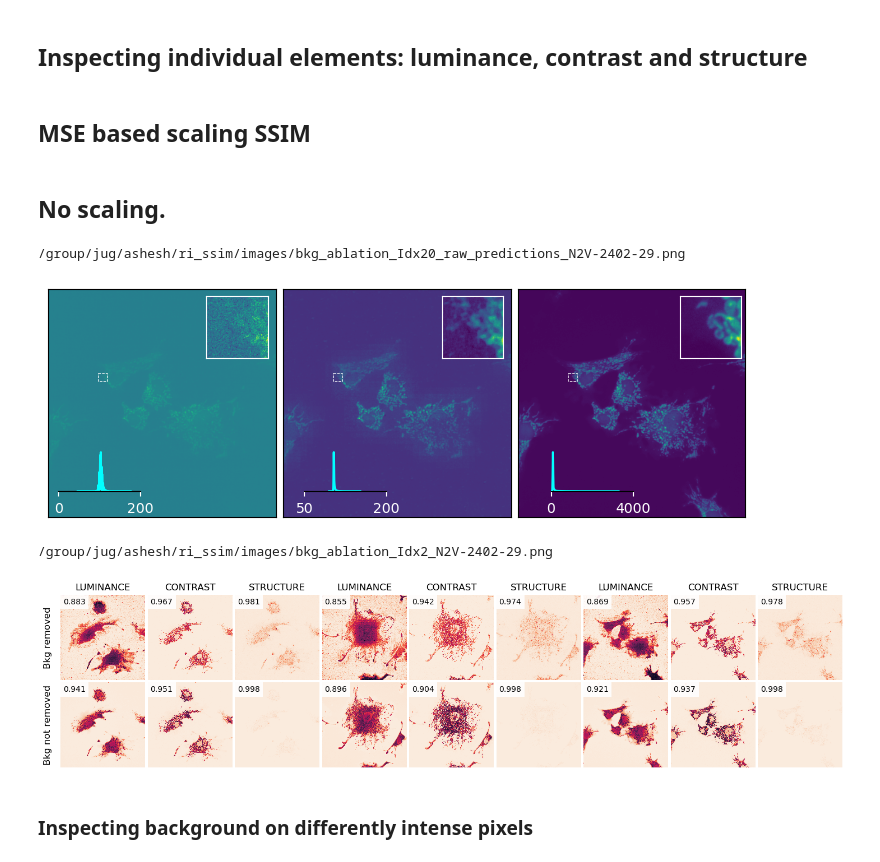
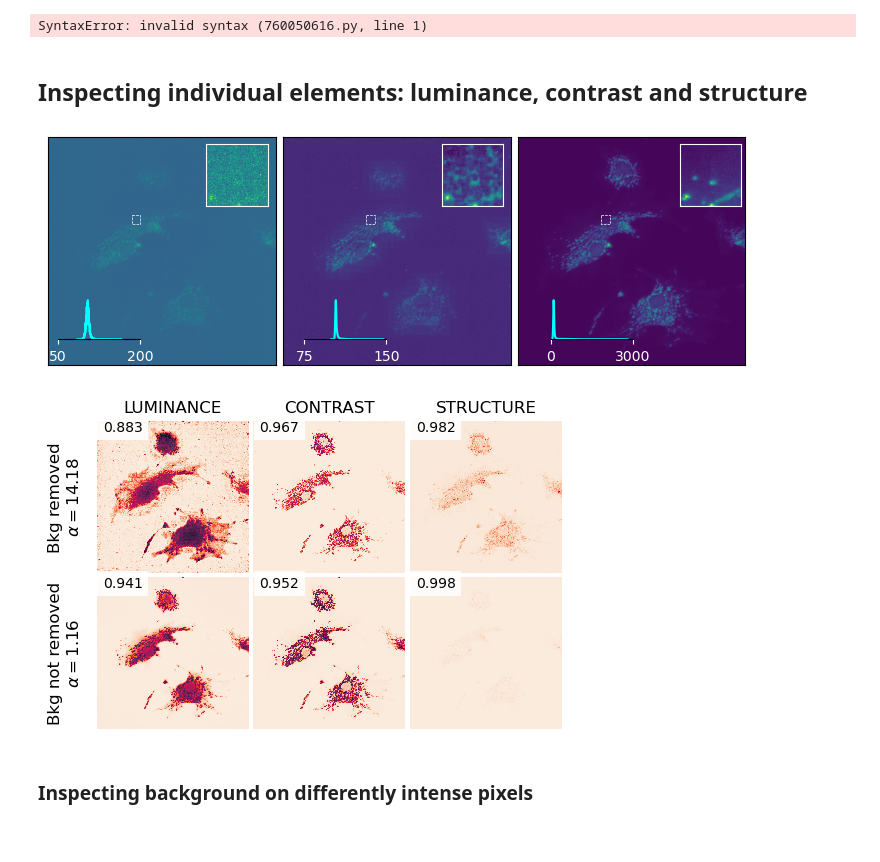
Before and after one commit to juglab/MicroSSIM, a Jupyter notebook: notebooks/Evaluate.ipynb, the cells around one changed output. Saved outputs shown, nothing was run; the diff lists cells and outputs as text; code cells hidden in the pictures.

```diff
--- a/notebooks/Evaluate.ipynb
+++ b/notebooks/Evaluate.ipynb
@@ -269,8 +264,8 @@ for i, key in enumerate(['luminance', 'contrast', 'structure']):
 
 # SSIM NORMALIZED
 for i, key in enumerate(['luminance', 'contrast', 'structure']):
-    sns.heatmap(ssim_dict_normalized[key][::fac,::fac],vmin=0,vmax=1,ax=ax[1,i], cbar=False)
-    val = f"{ssim_dict_normalized[key][::fac,::fac].mean():.3f}"
+    sns.heatmap(ssim_dict_meanstd_normalized[key][::fac,::fac],vmin=0,vmax=1,ax=ax[1,i], cbar=False)
+    val = f"{ssim_dict_meanstd_normalized[key][::fac,::fac].mean():.3f}"
     add_text(ax[1,i], val, (shape[0]//fac, shape[1]//fac), edgecolor='none')
 
 # CARE-SSIM
@@ -299,20 +294,23 @@ if save_to_file:
 # %%
 from skimage.metrics import structural_similarity as ssim
 # CAREssim_carenorm_dict = micro_SSIM(gt_norm_CARE , pred_norm_CARE, ri_factor=1.0, gaussian_weights=True, data_range=gt_norm_CARE.max() - gt_norm_CARE.min(), return_individual_components=True)
+# %%
+normalizer
+# %% [output]
+SyntaxError: invalid syntax (760050616.py, line 1)
 # %% [markdown]
 ## Inspecting individual elements: luminance, contrast and structure
 # %%
-idx_list  = list(range(0,100,10))
+idx_list  = list(range(0,100,33))
 idx = idx_list[0]
 dicts = defaultdict(list)
 for idx in tqdm(idx_list):
     for remove_bkg in [True, False]:
-        gt_tmp = remove_background(gt[idx]) if remove_bkg else gt[idx]
-        gt_tmp_lowsnr = remove_background(gt_lowsnr[idx]) if remove_bkg else gt_lowsnr[idx]
-        pred_tmp = remove_background(pred[idx]) if remove_bkg else pred[idx]
+        gt_tmp = normalizer.normalize(remove_background(gt[idx])) if remove_bkg else normalizer.normalize(gt[idx])
+        gt_tmp_lowsnr = normalizer.normalize(remove_background(gt_lowsnr[idx])) if remove_bkg else normalizer.normalize(gt_lowsnr[idx])
+        pred_tmp = normalizer.normalize(remove_background(pred[idx])) if remove_bkg else normalizer.normalize(pred[idx])
+
         ssim_comp_dict = micro_SSIM(gt_tmp, pred_tmp, ri_factor=None,
                                     data_range=gt_tmp.max() - gt_tmp.min(), return_individual_components=True)
         dicts[remove_bkg].append(ssim_comp_dict)
         assert np.abs(ssim_comp_dict['SSIM'] - (ssim_comp_dict['luminance'] * ssim_comp_dict['contrast'] * ssim_comp_dict['structure'])).max() < 1e-5
-# %% [markdown]
-## MSE based scaling SSIM
@@ -332,2 +316,0 @@ for idx in tqdm(idx_list):
-# %% [markdown]
-## No scaling.
@@ -377,7 +321,7 @@ def boundary_color(ax_cur, color):
         spine.set_edgecolor(color)
 
 save_to_file = True and not debug_mode
-ith_img= 2
+ith_img= 0
 
 idx = idx_list[ith_img]
 zoomin_hw = [(700, 750), (1150, 750), (750, 450)][ith_img]
@@ -460,58 +404,55 @@ if save_to_file:
     # plt.tight_layout()
     plt.savefig(fpath, dpi=200)
 # %% [output]
-/group/jug/ashesh/ri_ssim/images/bkg_ablation_Idx20_raw_predictions_N2V-2402-29.png
-[figure, old version]
+[figure, new version]
 # %%
 import seaborn as sns
 from disentangle.analysis.plot_utils import clean_ax
 import os
-num_samples = 3
 
 shape = list(dicts[True][0]['luminance'].shape)
 fac = 1 if save_to_file else 4
 img_sz = 2
-_,ax = plt.subplots(figsize=(img_sz*3*num_samples,img_sz*2),ncols=3*num_samples,nrows=2)
+_,ax = plt.subplots(figsize=(img_sz*3,img_sz*2),ncols=3,nrows=2)
 
-for idx in range(num_samples):
+# for idx in range(num_samples):
 # For True
-    for i, key in enumerate(['luminance', 'contrast', 'structure']):
-        sns.heatmap(dicts[True][idx][key][::fac,::fac],vmin=0,vmax=1,ax=ax[0,3*idx + i], cbar=False)
-        val = f"{dicts[True][idx][key][::fac,::fac].mean():.3f}"
-        add_text(ax[0,3*idx + i], val, (shape[0]//fac, shape[1]//fac), edgecolor='none')
+for i, key in enumerate(['luminance', 'contrast', 'structure']):
+    sns.heatmap(dicts[True][ith_img][key][::fac,::fac],vmin=0,vmax=1,ax=ax[0, i], cbar=False)
+    val = f"{dicts[True][ith_img][key][::fac,::fac].mean():.3f}"
+    add_text(ax[0, i], val, (shape[0]//fac, shape[1]//fac), edgecolor='none')
 
-    # For False
-    for i, key in enumerate(['luminance', 'contrast', 'structure']):
-        sns.heatmap(dicts[False][idx][key][::fac,::fac],vmin=0,vmax=1,ax=ax[1,3*idx + i], cbar=False)
-        val = f"{dicts[False][idx][key][::fac,::fac].mean():.3f}"
-        add_text(ax[1,3*idx + i], val, (shape[0]//fac, shape[1]//fac), edgecolor='none')
+# For False
+for i, key in enumerate(['luminance', 'contrast', 'structure']):
+    sns.heatmap(dicts[False][ith_img][key][::fac,::fac],vmin=0,vmax=1,ax=ax[1, i], cbar=False)
+    val = f"{dicts[False][ith_img][key][::fac,::fac].mean():.3f}"
+    add_text(ax[1, i], val, (shape[0]//fac, shape[1]//fac), edgecolor='none')
 
-    ax[0,idx*3 + 0].set_title('Luminance'.upper())
-    ax[0,idx*3 + 1].set_title('Contrast'.upper())
-    ax[0,idx*3 + 2].set_title('Structure'.upper())
+    ax[0, 0].set_title('Luminance'.upper())
+    ax[0, 1].set_title('Contrast'.upper())
+    ax[0, 2].set_title('Structure'.upper())
 
 
 clean_ax(ax)
 
 
-alpha_true = round(dicts[True][idx]['alpha'],2)
-ax[0,0].set_ylabel('Bkg removed', fontsize=12)
+alpha_true = round(dicts[True][ith_img]['alpha'],2)
+ax[0,0].set_ylabel(f'Bkg removed\n$\\alpha={alpha_true}$', fontsize=12)
 
-alpha_false = round(dicts[False][idx]['alpha'],2)
-ax[1,0].set_ylabel('Bkg not removed', fontsize=12)
+alpha_false = round(dicts[False][ith_img]['alpha'],2)
+ax[1,0].set_ylabel(f'Bkg not removed\n$\\alpha={alpha_false}$', fontsize=12)
 
 plt.subplots_adjust(wspace=0.03, hspace=0.03)
 # plt.tight_layout()
 if save_to_file:
     postfix= os.path.basename(gt_path).replace('gt-','').replace('.tif','.png')
     fname = f'bkg_ablation_Idx{idx}_{postfix}'
     fpath = os.path.join('/group/jug/ashesh/ri_ssim/images', fname)
     print(fpath)
     # plt.tight_layout()
     plt.savefig(fpath, dpi=200)
 # %% [output]
-/group/jug/ashesh/ri_ssim/images/bkg_ablation_Idx2_N2V-2402-29.png
-[figure, old version]
+[figure, new version]
 # %%
 # import seaborn as sns
 # from disentangle.analysis.plot_utils import clean_ax
```
Also changed, not shown: parts of 35 cells of this notebook.
